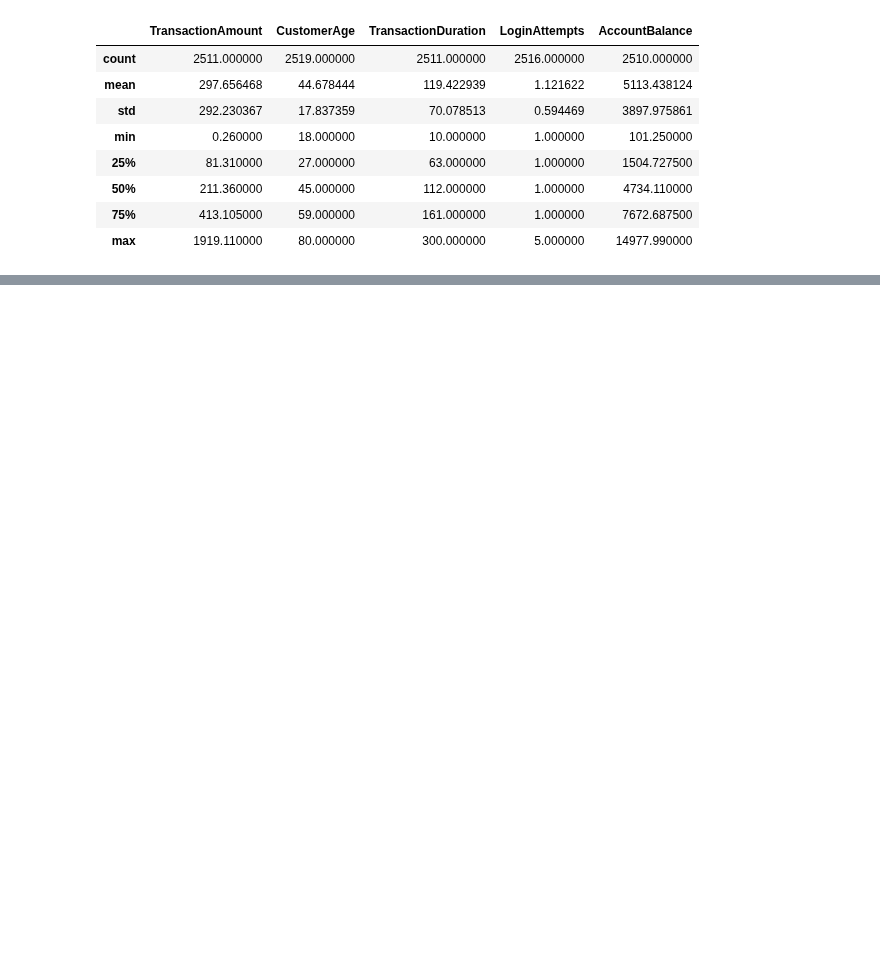
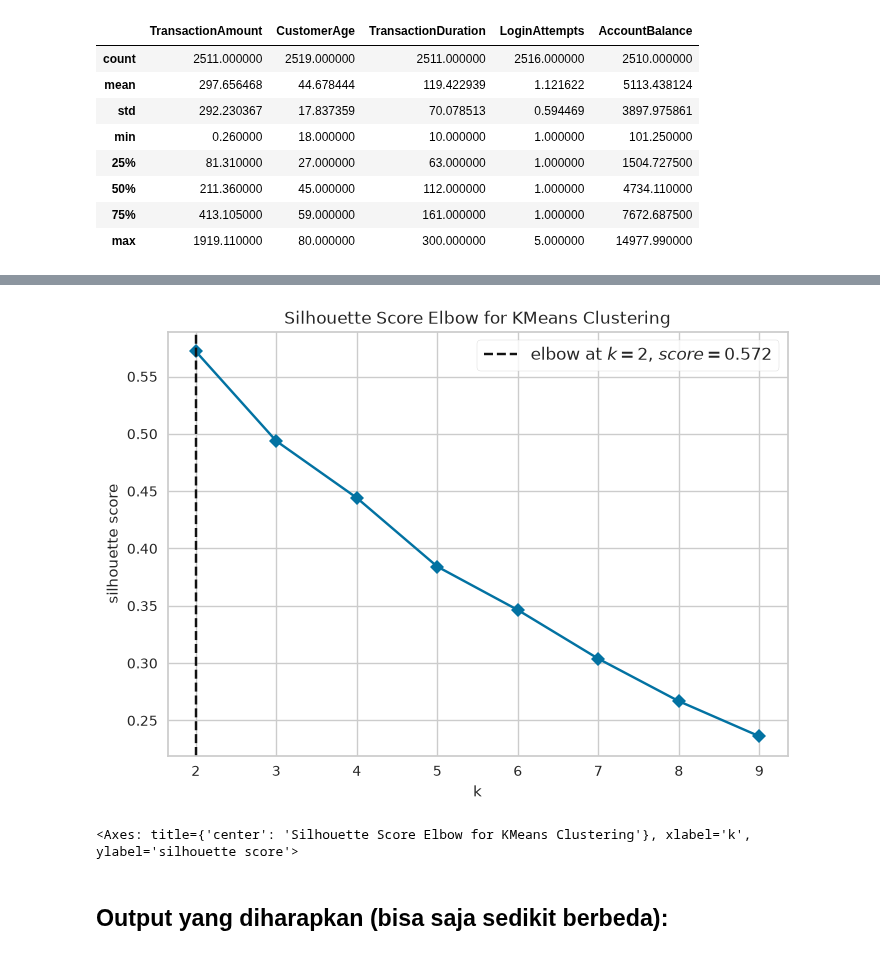
Before and after one commit to nhasibuan/dicoding-submission, a Jupyter notebook: [Clustering]_Submission_Akhir_BMLP_Norman_S_Hasibuan.ipynb, the cells around one changed output, grey strips where cells are left out. Saved outputs shown, nothing was run; the diff lists cells and outputs as text; code cells hidden in the pictures; blank space fills up the shorter version.

```diff
--- a/[Clustering]_Submission_Akhir_BMLP_Norman_S_Hasibuan.ipynb
+++ b/[Clustering]_Submission_Akhir_BMLP_Norman_S_Hasibuan.ipynb
@@ -745,0 +497,16 @@ End of Code
+# %%
+# Melakukan feature scaling menggunakan StandardScaler() untuk fitur numerik.
+# Pastikan kamu menggunakan function head setelah melalukan scaling.
+
+### MULAI CODE ###
+
+# Buat (instantiate) StandardScaler
+scaler = StandardScaler()
+
+# Terapkan (fit) scaler ke data dan sekaligus ubah (transform) data tersebut
+df[numerical_cols] = scaler.fit_transform(df[numerical_cols])
+
+# Tampilkan 5 baris pertama untuk memverifikasi hasil scaling
+df.head()
+
+### SELESAI CODE ###
@@ -745,0 +599,29 @@ End of Code
+# %%
+# Melakukan visualisasi Elbow Method menggunakan KElbowVisualizer()
+
+# Buat (instantiate) model clustering
+model = KMeans()
+
+### MULAI CODE ###
+
+# Buat (instantiate) KElbowVisualizer
+#  - Masukkan 'model' yang akan digunakan
+#  - Tentukan jumlah cluster yang akan diuji (range 2 sampai 10)
+#  - Tentukan 'metric' evaluasi
+visualizer = KElbowVisualizer(model,
+                       k=(2,10),
+                       metric='silhouette',
+                       timings=False)
+
+# Jalankan (fit) visualizer pada data
+visualizer.fit(df)
+
+# Tampilkan plot
+visualizer.show()
+
+### SELESAI CODE ###
+# %% [output]
+[figure, added]
+<Axes: title={'center': 'Silhouette Score Elbow for KMeans Clustering'}, xlabel='k', ylabel='silhouette score'>
+# %% [markdown]
+## **Output yang diharapkan** (bisa saja sedikit berbeda)**:**
```
Also changed, not shown: parts of 112 cells of this notebook, 1 other file.
